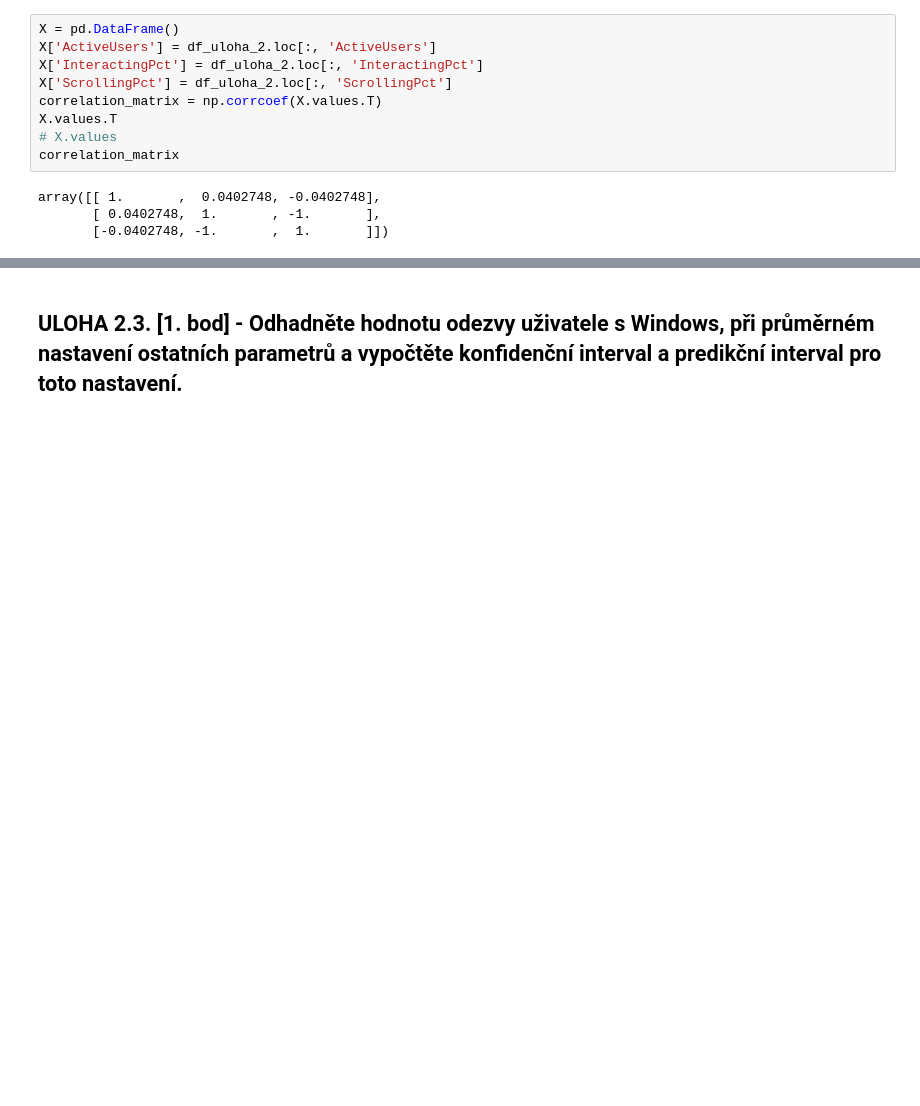
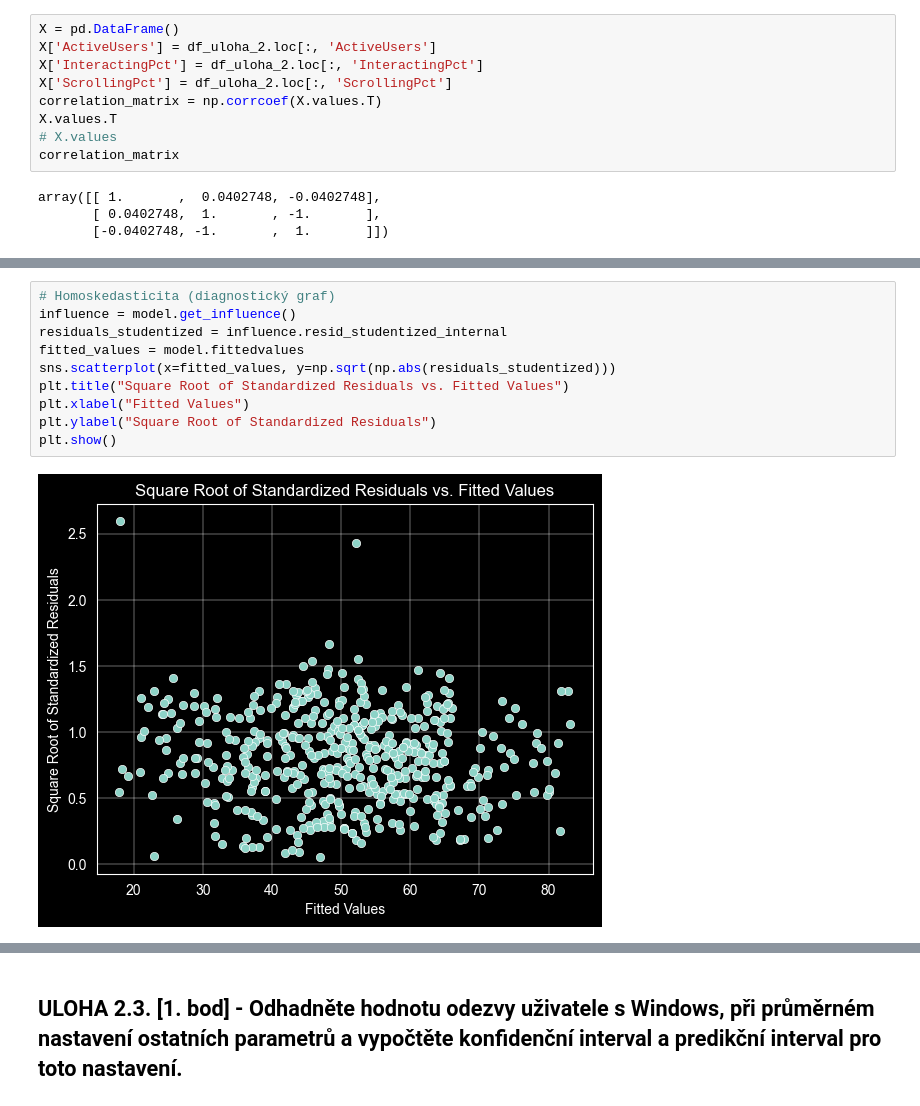
Before and after one commit to zdeneklapes/msp-project2, a Jupyter notebook: xlapes02.ipynb, the cells around one changed output, grey strips where cells are left out. Cells and saved outputs as stored; diff of their text form; blank space fills up the shorter version.

```diff
--- a/xlapes02.ipynb
+++ b/xlapes02.ipynb
@@ -609,0 +597,12 @@ strong multicollinearity problems or that the design matrix is singular.
+# %%
+# Homoskedasticita (diagnostický graf)
+influence = model.get_influence()
+residuals_studentized = influence.resid_studentized_internal
+fitted_values = model.fittedvalues
+sns.scatterplot(x=fitted_values, y=np.sqrt(np.abs(residuals_studentized)))
+plt.title("Square Root of Standardized Residuals vs. Fitted Values")
+plt.xlabel("Fitted Values")
+plt.ylabel("Square Root of Standardized Residuals")
+plt.show()
+# %% [output]
+[figure, added]
```
Also changed, not shown: parts of 42 cells of this notebook.
